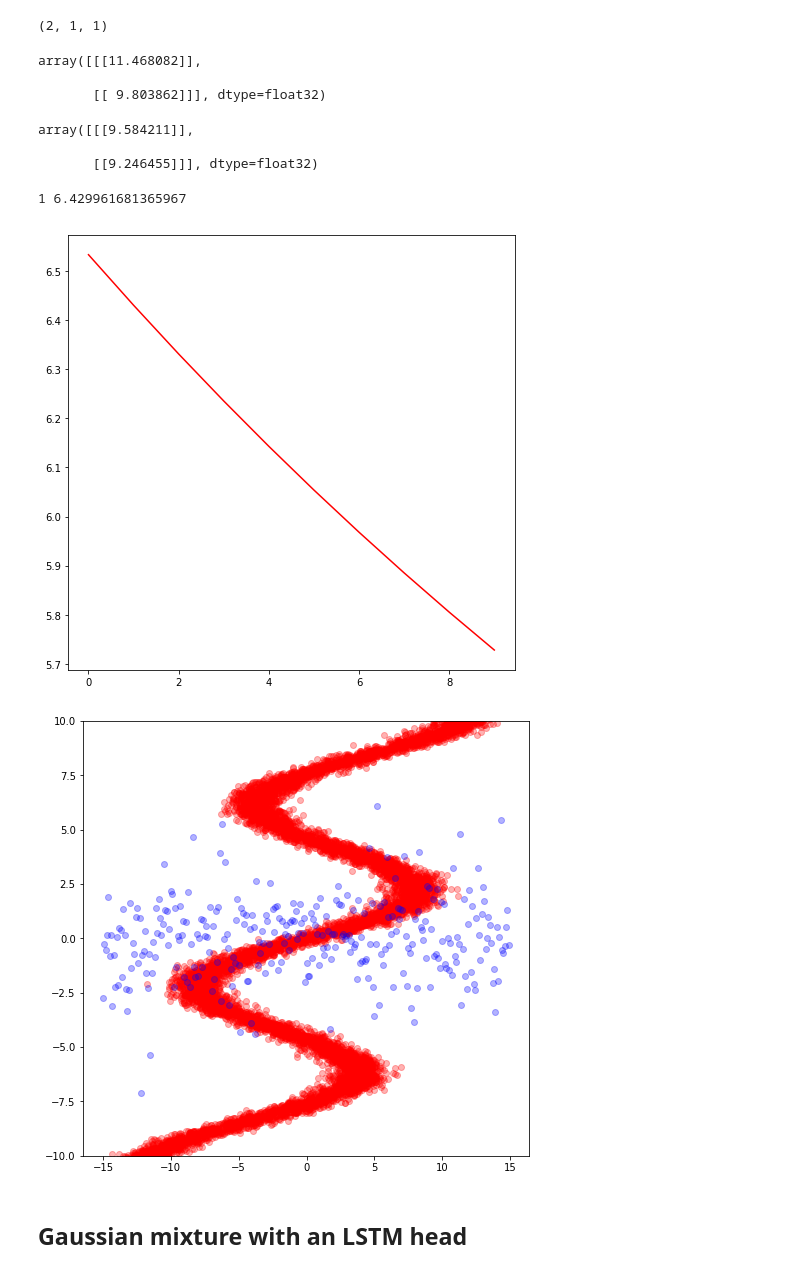
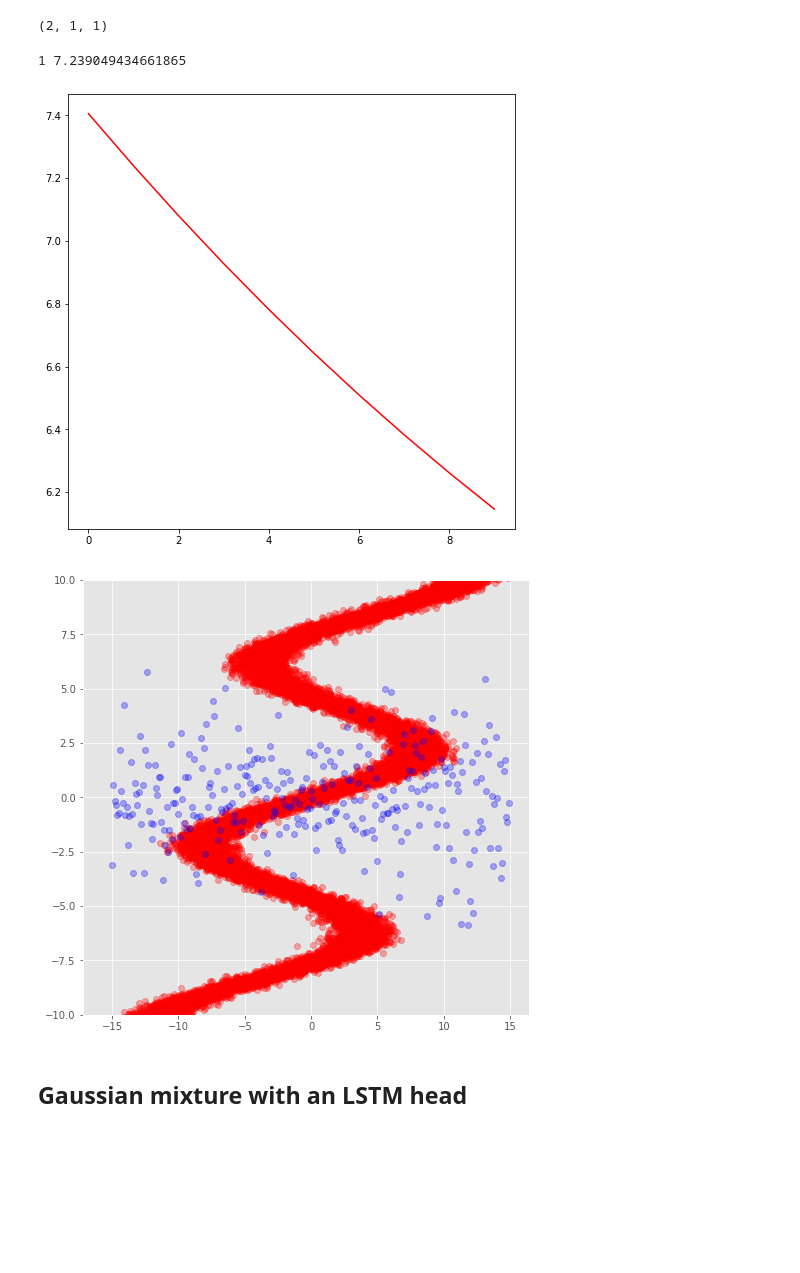
Before and after one commit to ADGEfficiency/world-models-dev, a Jupyter notebook: notebooks/memory-quality-check.ipynb, the cells around one changed output. Cells and saved outputs as stored; diff of their text form; code cells hidden in the pictures; blank space fills up the shorter version.

```diff
--- a/notebooks/memory-quality-check.ipynb
+++ b/notebooks/memory-quality-check.ipynb
@@ -14,7 +14,7 @@ from worldmodels.memory.memory import GaussianMixture, MLP, Memory
 from worldmodels.memory.memory import get_pi_idx
 from worldmodels.memory.train_memory import train
 # %%
-NSAMPLE = 10000
+NSAMPLE = 20000
 epochs = 10
 
 y_data = np.random.uniform(-10.5, 10.5, (1, NSAMPLE)).T
@@ -47,18 +47,6 @@ x_sample.shape
 (2, 1, 1)
 # %%
 pi, mu, sigma = mixture(memory(x_data))
-# %%
-x_data[0:2]
-# %% [output]
-array([[[11.468082]],
-
-       [[ 9.803862]]], dtype=float32)
-# %%
-y_data[0:2]
-# %% [output]
-array([[[9.584211]],
-
-       [[9.246455]]], dtype=float32)
 # %%
 def train_op(memory, mixture, x, y):
     with tf.GradientTape() as tape:
@@ -75,16 +63,17 @@ loss = np.zeros(epochs)
 for epoch in range(epochs):
     for batch in dataset:
         loss[epoch] = train_op(memory, mixture, *batch)
-    if epoch % 500 == 1:
+    if epoch % 100 == 1:
         print(epoch, loss[epoch])
 # %% [output]
-1 6.429961681365967
+1 7.239049434661865
 # %%
 plt.figure(figsize=(8, 8))
 plt.plot(np.arange(epochs), loss[:epochs], 'r-')
+plt.style.use('ggplot')
 plt.show()
 # %% [output]
-[figure, old version]
+[figure, new version]
 # %%
 x_test = np.float32(np.arange(-15,15,0.1))
 n_test = x_test.shape[0]
@@ -110,11 +99,11 @@ for num, sample in enumerate(x_test):
 # %%
 plt.figure(figsize=(8, 8))
 plt.plot(np.squeeze(x_data),np.squeeze(y_data), 'ro', np.squeeze(x_test), np.squeeze(samples), 'bo', alpha=0.3)
-
 plt.ylim(-10, 10)
+plt.savefig('/Users/adam/git/adgefficiency.github.io/assets/world-models/mdn-test1.png')
 plt.show()
 # %% [output]
-[figure, old version]
+[figure, new version]
 # %% [markdown]
 ## Gaussian mixture with an LSTM head
 # %%
```
Also changed, not shown: parts of 8 cells of this notebook, 5 other files.
